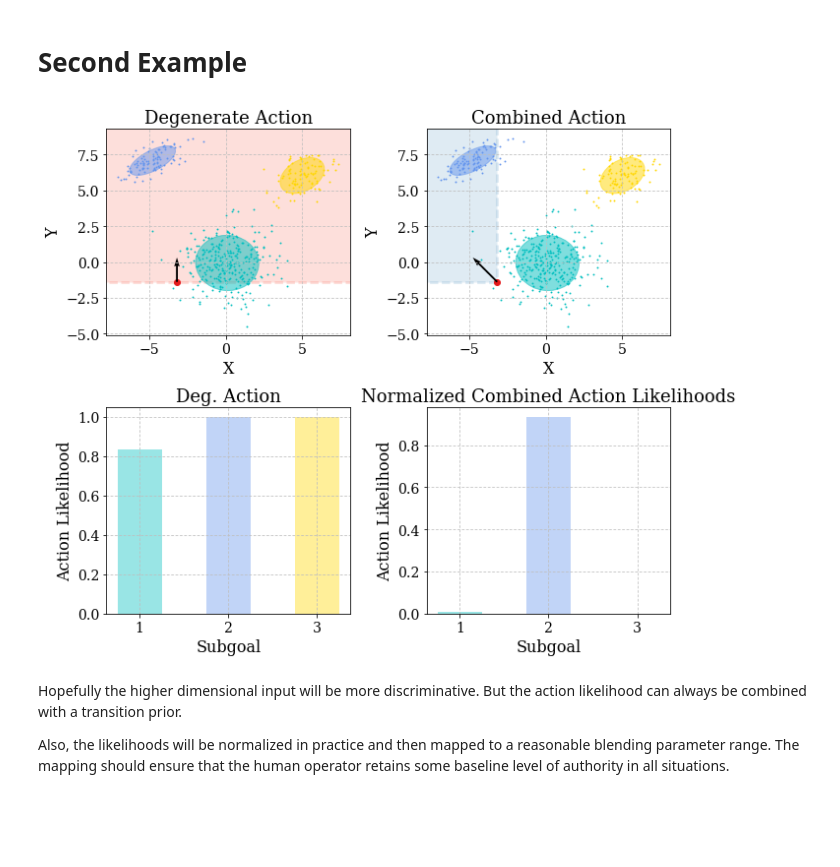
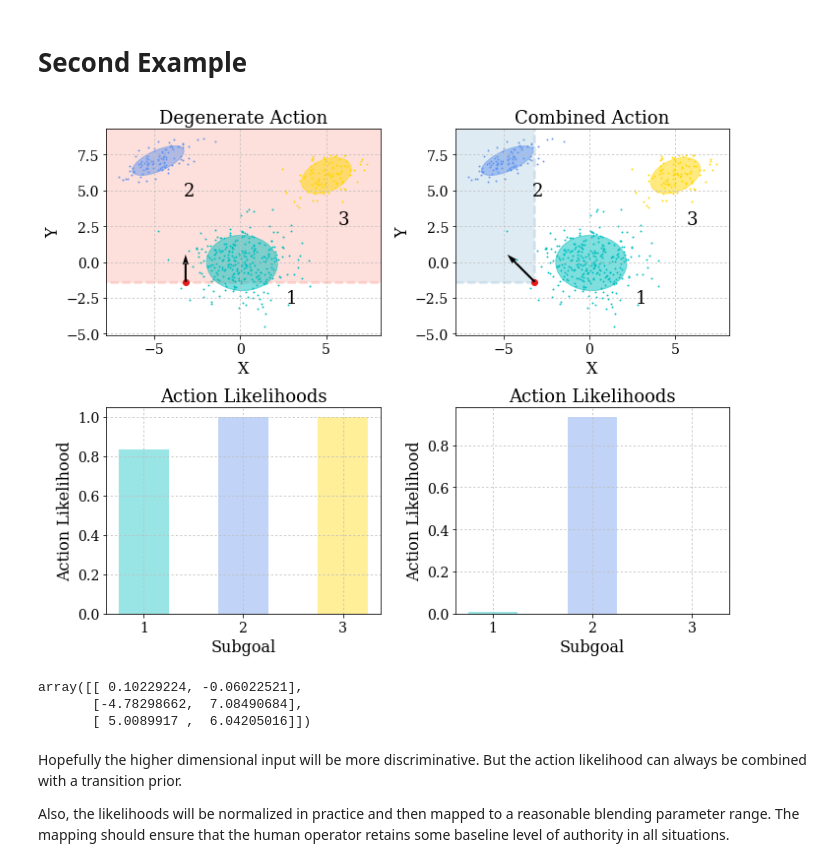
Before and after one commit to mitchallain/BeagleBone-excavator, a Jupyter notebook: jupyter/CDC/prediction-summary-rev2.ipynb, the cells around one changed output. Saved outputs shown, nothing was run; the diff lists cells and outputs as text; code cells hidden in the pictures; blank space fills up the shorter version.

```diff
--- a/jupyter/CDC/prediction-summary-rev2.ipynb
+++ b/jupyter/CDC/prediction-summary-rev2.ipynb
@@ -327,36 +327,60 @@ fig = plt.figure(figsize=(10, 8))
 # Action in one dimension
 ax1 = plt.subplot(2, 2, 1)
 plot_results(obser, gmm.predict(obser), gmm.means_, gmm.covariances_,
              'Degenerate Action')
 plt.scatter(*np.split(states, 2, axis=1))
 plt.quiver(states.T[0], states.T[1], 0, 1, scale=10)
+ax1.text(-3, 5, '2', color='k', fontsize=18,
+         horizontalalignment='center', verticalalignment='center')
+ax1.text(3, -2.5, '1', color='k', fontsize=18,
+         horizontalalignment='center', verticalalignment='center')
+ax1.text(6, 3, '3', color='k', fontsize=18,
+         horizontalalignment='center', verticalalignment='center')
+
+
 
 # Combined action
 ax2 = plt.subplot(2, 2, 2)
 plot_results(obser, gmm.predict(obser), gmm.means_, gmm.covariances_,
              'Combined Action')
 plt.scatter(*np.split(states, 2, axis=1))
 plt.quiver(states.T[0], states.T[1], -1, 1, scale=10);
+
+ax2.text(-3, 5, '2', color='k', fontsize=18,
+         horizontalalignment='center', verticalalignment='center')
+ax2.text(3, -2.5, '1', color='k', fontsize=18,
+         horizontalalignment='center', verticalalignment='center')
+ax2.text(6, 3, '3', color='k', fontsize=18,
+         horizontalalignment='center', verticalalignment='center')
+
+
 
 ax1.add_patch(mpl.patches.Rectangle((-20, states.T[1]), 40, 20, zorder=-10, color=set3[3], ec=set3[3], alpha=0.25, lw=3, ls='--'))
 ax2.add_patch(mpl.patches.Rectangle((states.T[0], states.T[1]), -20, 20, zorder=-10, color=set3[4], alpha=0.25, ec=set3[4], lw=3, ls='--'))
 
 # Compute multivariate normal probability mass for each subgoal
 ll, _ = action_likelihoods(np.vstack((states, states)), np.array([[0, 1], [-1, 1]]), gmm.means_, gmm.covariances_)
 
 # Normalize
 # ll /= np.expand_dims(np.sum(ll, axis=1), axis=-1)
 
 # plt.figure(fig.number)
 ax3 = plt.subplot(2, 2, 3)
-plot_action_likelihoods(ll[0], 'Deg. Action', ax3)
+plot_action_likelihoods(ll[0], 'Action Likelihoods', ax3)
 
 ax4 = plt.subplot(2, 2, 4)
-plot_action_likelihoods(ll[1], 'Normalized Combined Action Likelihoods', ax4)
+plot_action_likelihoods(ll[1], 'Action Likelihoods', ax4)
 
 plt.tight_layout()
+plt.savefig('figs/gaussian_prediction_2.pdf')
 # %% [output]
-[figure, old version]
+[figure, new version]
+# %%
+gmm.means_
+# %% [output]
+array([[ 0.10229224, -0.06022521],
+       [-4.78298662,  7.08490684],
+       [ 5.0089917 ,  6.04205016]])
 # %% [markdown]
 Hopefully the higher dimensional input will be more discriminative. But the action likelihood can always be combined with a transition prior.
 
```
Also changed, not shown: parts of 1 cell of this notebook, 3 other files.
